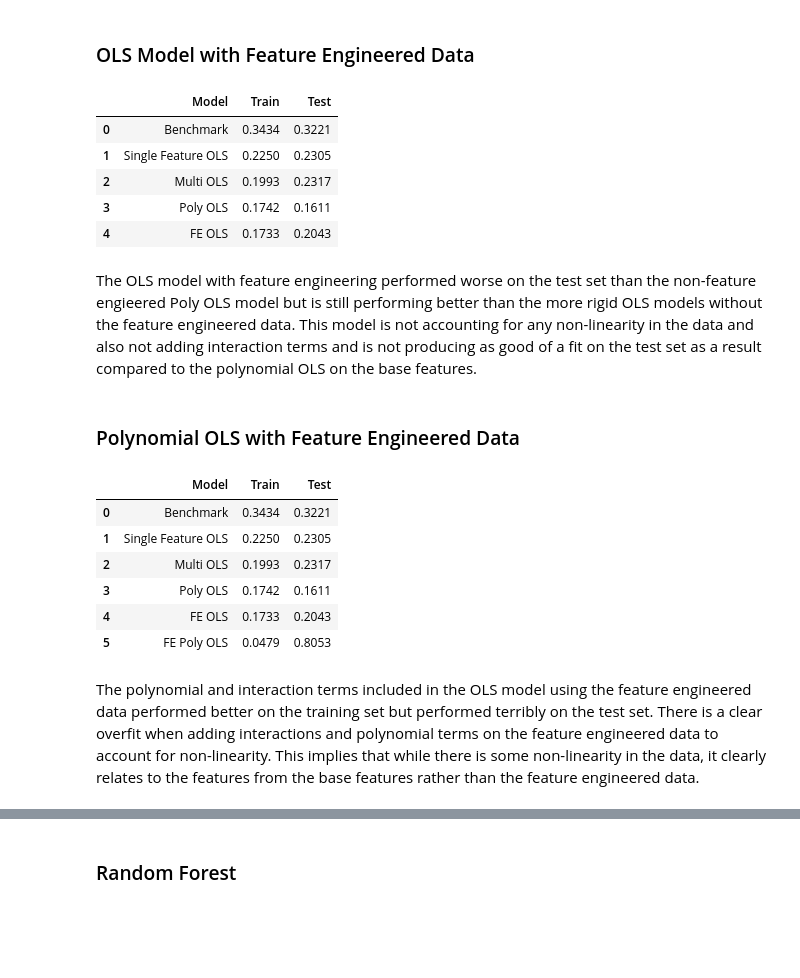
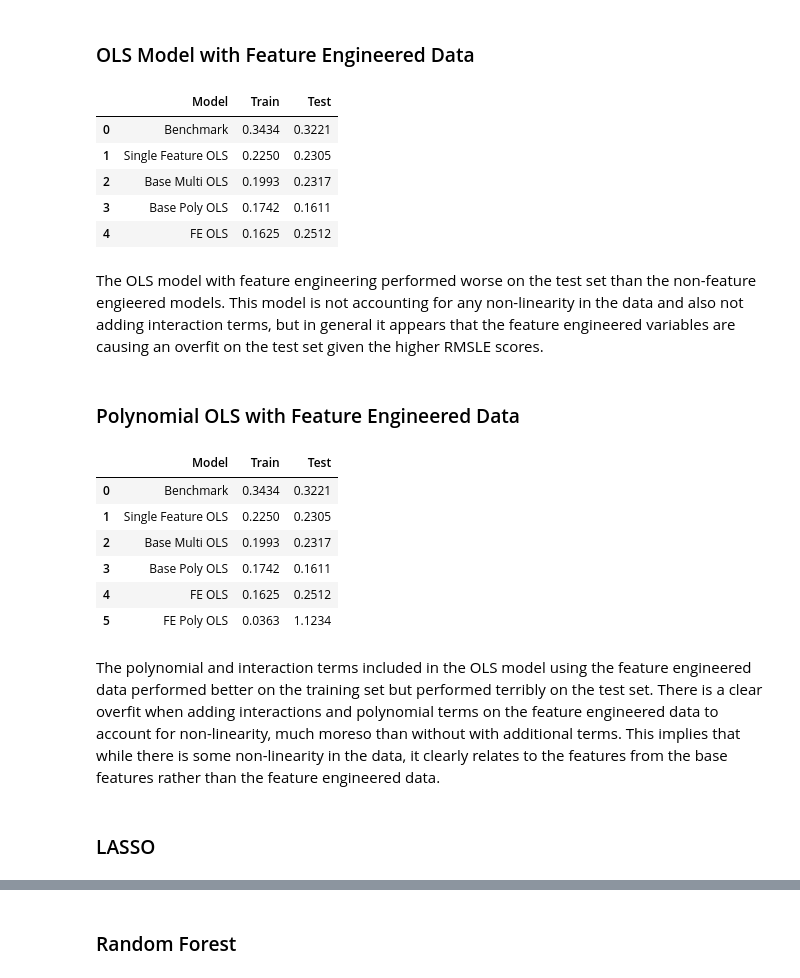
Before and after one commit to nxfern/DS2_Assignment1, a Jupyter notebook: DS2_Assignment1_NF.ipynb, the cells around one changed output, grey strips where cells are left out. Drawn from its saved outputs; the diff is of its cells as text; code cells hidden in the pictures; blank space fills up the shorter version.

```diff
--- a/DS2_Assignment1_NF.ipynb
+++ b/DS2_Assignment1_NF.ipynb
@@ -126,11 +174,11 @@ Building an OLS model that uses all the available meaningful features instead of
 # %%
 # Creating multivariate OLS model and fitting to training data
-ols_multi = LinearRegression().fit(X_train, y_train)
+ols_multi = LinearRegression().fit(X_train[base_features], y_train)
 
 # Creating predictions
-train_error = calculateRMSLE(ols_multi.predict(X_train), y_train)
-test_error = calculateRMSLE(ols_multi.predict(X_test), y_test)
-ols_multi_pred = ['Multi OLS', train_error, test_error]
+train_error = calculateRMSLE(ols_multi.predict(X_train[base_features]), y_train)
+test_error = calculateRMSLE(ols_multi.predict(X_test[base_features]), y_test)
+ols_multi_pred = ['Base Multi OLS', train_error, test_error]
 
 # Adding to results
 results.loc[len(results)] = ols_multi_pred
@@ -153,15 +201,15 @@ from sklearn.preprocessing import PolynomialFeatures
 
 # Creating Polynomial object to create polynomial terms and interactions in training data
 poly_interactions = PolynomialFeatures(degree=2, include_bias=False, interaction_only=True)
-X_poly = poly_interactions.fit_transform(X_train)
+X_poly = poly_interactions.fit_transform(X_train[base_features])
 
 # Creating polynomial OLS model
 ols_poly = LinearRegression().fit(X_poly, y_train)
 
 # Creating predictions
 train_error = calculateRMSLE(ols_poly.predict(X_poly), y_train)
-test_error = calculateRMSLE(ols_poly.predict(poly_interactions.transform(X_test)), y_test)
-ols_poly_pred = ['Poly OLS', train_error, test_error]
+test_error = calculateRMSLE(ols_poly.predict(poly_interactions.transform(X_test[base_features])), y_test)
+ols_poly_pred = ['Base Poly OLS', train_error, test_error]
 
 # Adding to results
 results.loc[len(results)] = ols_poly_pred
@@ -254,11 +243,11 @@ pipe_ols_fe = Pipeline([("preprocess", column_transformer),
                    ("ols", LinearRegression())])
 
 # Fitting the data
-pipe_ols_fe.fit(X_train_fe, y_train_fe)
+pipe_ols_fe.fit(X_train, y_train)
 
 # Creating predictions
-train_error = calculateRMSLE(pipe_ols_fe.predict(X_train_fe), y_train_fe)
-test_error = calculateRMSLE(pipe_ols_fe.predict(X_test_fe), y_test_fe)
+train_error = calculateRMSLE(pipe_ols_fe.predict(X_train), y_train)
+test_error = calculateRMSLE(pipe_ols_fe.predict(X_test), y_test)
 ols_fe_pred = ['FE OLS', train_error, test_error]
 
 # Adding to results
@@ -268,46 +257,48 @@ results
 |  | Model | Train | Test |
 | 0 | Benchmark | 0.3434 | 0.3221 |
 | 1 | Single Feature OLS | 0.2250 | 0.2305 |
-| 2 | Multi OLS | 0.1993 | 0.2317 |
-| 3 | Poly OLS | 0.1742 | 0.1611 |
-| 4 | FE OLS | 0.1733 | 0.2043 |
+| 2 | Base Multi OLS | 0.1993 | 0.2317 |
+| 3 | Base Poly OLS | 0.1742 | 0.1611 |
+| 4 | FE OLS | 0.1625 | 0.2512 |
 # %% [markdown]
-The OLS model with feature engineering performed worse on the test set than the non-feature engieered Poly OLS model but is still performing better than the more rigid OLS models without the feature engineered data. This model is not accounting for any non-linearity in the data and also not adding interaction terms and is not producing as good of a fit on the test set as a result compared to the polynomial OLS on the base features.
+The OLS model with feature engineering performed worse on the test set than the non-feature engieered models. This model is not accounting for any non-linearity in the data and also not adding interaction terms, but in general it appears that the feature engineered variables are causing an overfit on the test set given the higher RMSLE scores.
 # %% [markdown]
 ### Polynomial OLS with Feature Engineered Data
 # %%
 # Importing required library
 from sklearn.feature_selection import VarianceThreshold # To account for categorical values with zero variance
 
 # Initiating VarianceThreshold to drop categorial variables with no variance
 drop_no_variance = VarianceThreshold()
 
 # Creating model with Pipeline
 pipe_ols_poly_fe = Pipeline([
     ('preprocess', column_transformer),
     ('interactions', poly_interactions),
     ('drop_zero_variance', drop_no_variance),
     ('ols', LinearRegression())
 ])
 
 # Fitting the data
-pipe_ols_poly_fe.fit(X_train_fe, y_train_fe)
+pipe_ols_poly_fe.fit(X_train, y_train)
 
 # Creating predictions
-train_error = calculateRMSLE(pipe_ols_poly_fe.predict(X_train_fe), y_train_fe)
-test_error = calculateRMSLE(pipe_ols_poly_fe.predict(X_test_fe), y_test_fe)
+train_error = calculateRMSLE(pipe_ols_poly_fe.predict(X_train), y_train)
+test_error = calculateRMSLE(pipe_ols_poly_fe.predict(X_test), y_test)
 ols_poly_fe_pred = ['FE Poly OLS', train_error, test_error]
 
 # Adding to results
 results.loc[len(results)] = ols_poly_fe_pred
 results
 # %% [output]
 |  | Model | Train | Test |
 | 0 | Benchmark | 0.3434 | 0.3221 |
 | 1 | Single Feature OLS | 0.2250 | 0.2305 |
-| 2 | Multi OLS | 0.1993 | 0.2317 |
-| 3 | Poly OLS | 0.1742 | 0.1611 |
-| 4 | FE OLS | 0.1733 | 0.2043 |
-| 5 | FE Poly OLS | 0.0479 | 0.8053 |
+| 2 | Base Multi OLS | 0.1993 | 0.2317 |
+| 3 | Base Poly OLS | 0.1742 | 0.1611 |
+| 4 | FE OLS | 0.1625 | 0.2512 |
+| 5 | FE Poly OLS | 0.0363 | 1.1234 |
 # %% [markdown]
-The polynomial and interaction terms included in the OLS model using the feature engineered data performed better on the training set but performed terribly on the test set. There is a clear overfit when adding interactions and polynomial terms on the feature engineered data to account for non-linearity. This implies that while there is some non-linearity in the data, it clearly relates to the features from the base features rather than the feature engineered data.
+The polynomial and interaction terms included in the OLS model using the feature engineered data performed better on the training set but performed terribly on the test set. There is a clear overfit when adding interactions and polynomial terms on the feature engineered data to account for non-linearity, much moreso than without with  additional terms. This implies that while there is some non-linearity in the data, it clearly relates to the features from the base features rather than the feature engineered data.
+# %% [markdown]
+### LASSO
```
Also changed, not shown: parts of 27 cells of this notebook, 1 other file.
